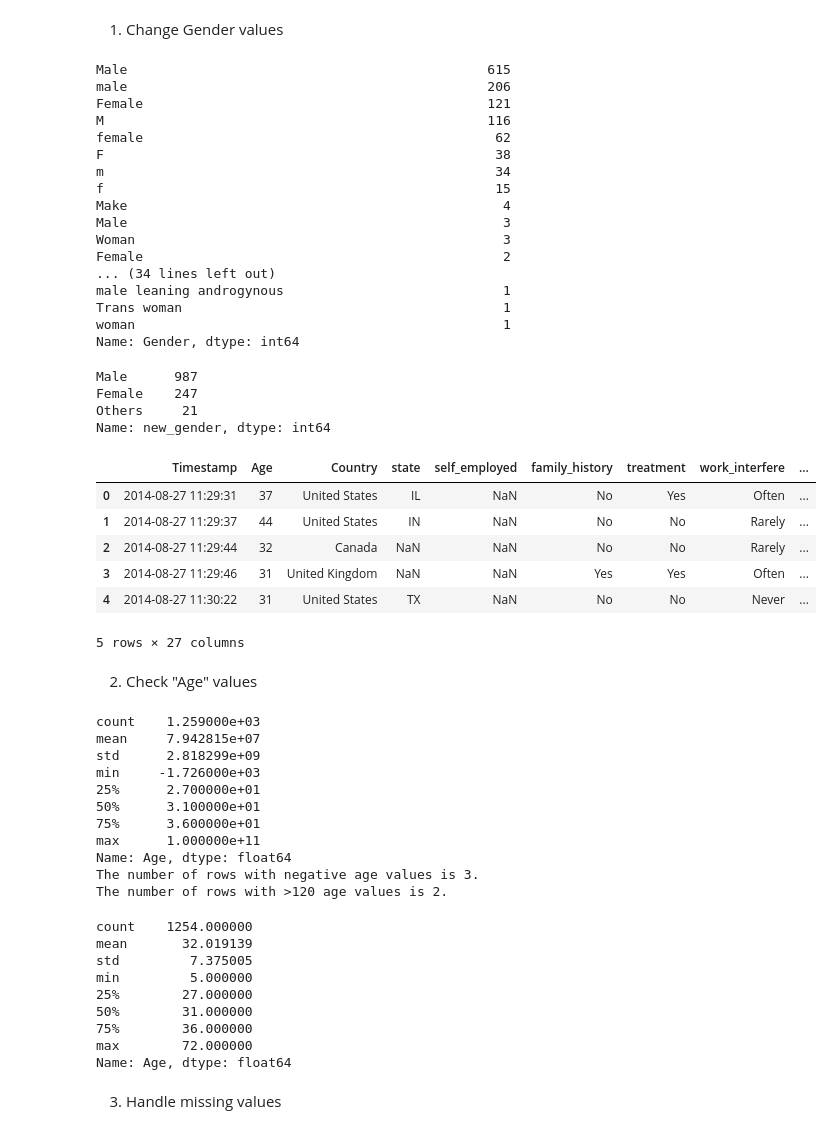
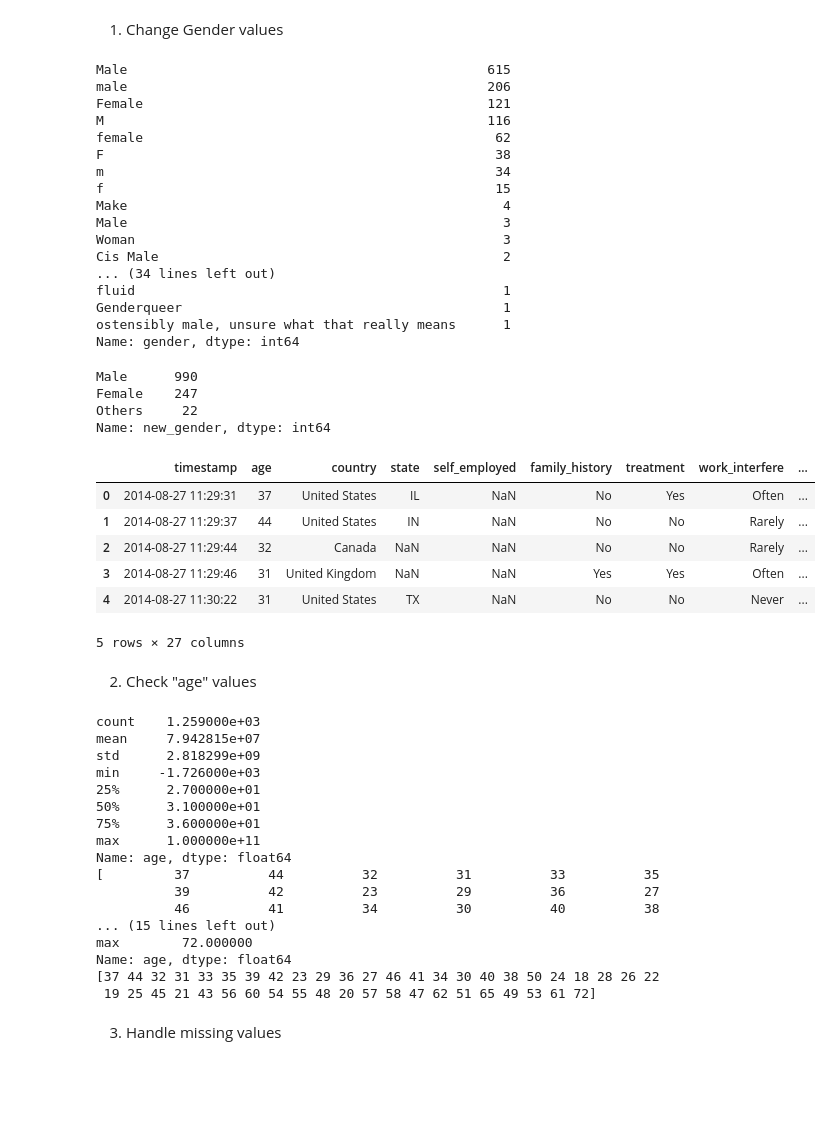
Before and after one commit to ceciliastern/ds_term_project, a Jupyter notebook: Term Project - Mental Health Dataset.ipynb, the cells around one changed output. Drawn from its saved outputs; the diff is of its cells as text; code cells hidden in the pictures; blank space fills up the shorter version.

Commit message:
handle missing values

```diff
--- a/Term Project - Mental Health Dataset.ipynb
+++ b/Term Project - Mental Health Dataset.ipynb
@@ -40,6 +40,9 @@ mental_vs_physical           object
 obs_consequence              object
 comments                     object
 dtype: object
+# %%
+# Change some column names
+mh_df.rename(columns={"Timestamp":"timestamp", "Age": "age", "Gender": "gender", "Country": "country"}, inplace=True)
 # %% [markdown]
 ## 2. Data cleaning
 # %% [markdown]
@@ -47,7 +50,7 @@ dtype: object
 # %%
 # TODO: Cleaning: Male, female string matching
 # Check Gender values
-gender = mh_df["Gender"].value_counts()
+gender = mh_df["gender"].value_counts()
 print(gender)
 # %% [output]
 Male                                              615
@@ -61,42 +64,42 @@ f                                                  15
 Make                                                4
 Male                                                3
 Woman                                               3
-Female                                              2
+Cis Male                                            2
 ... (34 lines left out)
-male leaning androgynous                            1
-Trans woman                                         1
-woman                                               1
-Name: Gender, dtype: int64
+fluid                                               1
+Genderqueer                                         1
+ostensibly male, unsure what that really means      1
+Name: gender, dtype: int64
 # %%
 # Change Gender names -> Male/Female/Others
-others = ['A little about you', 'Agender', 'All', 'Androgyne',
+others = ['A little about you', 'Agender', 'All', 'Androgyne','Enby',
           'Female (trans)', 'Genderqueer', 'Guy (-ish) ^_^','Male-ish',
           'Nah', 'Neuter', 'Trans woman', 'Trans-female','fluid',
           'male leaning androgynous','non-binary',
           'ostensibly male, unsure what that really means', 'p',
           'queer','queer/she/they', 'something kinda male?']
 female = ['Cis Female','F', 'Femake', 'Female', 'Female ',
           'Female (cis)','Woman','cis-female/femme', 'f',
           'femail', 'female','woman']
-male = ['M','Mail', 'Make', 'Mal', 'Male', 'Male ', 'Male (CIS)',
+male = ['Cis Male','Cis Man','M','Mail', 'Make', 'Mal', 'Male', 'Male ', 'Male (CIS)',
        'Malr', 'Man','cis male','m','maile', 'male','msle']
 
 # Replace gender values with Male/Female/Others
-mh_df.loc[mh_df["Gender"].isin(others)==True, "new_gender"] = "Others"
-mh_df.loc[mh_df["Gender"].isin(female)==True, "new_gender"] = "Female"
-mh_df.loc[mh_df["Gender"].isin(male)==True, "new_gender"] = "Male"
+mh_df.loc[mh_df["gender"].isin(others)==True, "new_gender"] = "Others"
+mh_df.loc[mh_df["gender"].isin(female)==True, "new_gender"] = "Female"
+mh_df.loc[mh_df["gender"].isin(male)==True, "new_gender"] = "Male"
 
 print(mh_df["new_gender"].value_counts())
 
-# Drop the original"Gender" row
-mh_df = mh_df.drop("Gender", axis=1)
+# Drop the original"gender" row
+mh_df = mh_df.drop("gender", axis=1)
 mh_df.head()
 # %% [output]
-Male      987
+Male      990
 Female    247
-Others     21
+Others     22
 Name: new_gender, dtype: int64
-|  | Timestamp | Age | Country | state | self_employed | family_history | treatment | work_interfere | ... |
+|  | timestamp | age | country | state | self_employed | family_history | treatment | work_interfere | ... |
 | 0 | 2014-08-27 11:29:31 | 37 | United States | IL | NaN | No | Yes | Often | ... |
 | 1 | 2014-08-27 11:29:37 | 44 | United States | IN | NaN | No | No | Rarely | ... |
 | 2 | 2014-08-27 11:29:44 | 32 | Canada | NaN | NaN | No | No | Rarely | ... |
@@ -104,21 +107,24 @@ Name: new_gender, dtype: int64
 | 4 | 2014-08-27 11:30:22 | 31 | United States | TX | NaN | No | No | Never | ... |
 5 rows × 27 columns
 # %% [markdown]
-2) Check "Age" values
+2) Check "age" values
 # %%
-print(mh_df["Age"].describe())
+print(mh_df["age"].describe())
+print(mh_df["age"].unique())
 
-# Check the number of rows with negative age values
-num_negative_ages = (mh_df["Age"]<0).sum()
-print(f"The number of rows with negative age values is {num_negative_ages}.")
+# Check the number of rows with negative or too small age values
+num_negative_ages = (mh_df["age"]<12).sum()
+print(f"The number of rows with negative or too small age values is {num_negative_ages}.")
 
 # Check the number of rows with >120 age values
-num_over_ages = (mh_df["Age"]>120).sum()
+num_over_ages = (mh_df["age"]>120).sum()
 print(f"The number of rows with >120 age values is {num_over_ages}.")
 
 # Drop the rows with negative or >120 age values
-mh_df = mh_df[(mh_df["Age"] >= 0)&(mh_df["Age"]<=120)]
-mh_df["Age"].describe()
+mh_df = mh_df[(mh_df["age"] >= 12)&(mh_df["age"]<=120)]
+print(mh_df["age"].describe())
+print(mh_df["age"].unique())
+# -> The age values range from 18 to 72
 # %% [output]
 count    1.259000e+03
 mean     7.942815e+07
@@ -128,18 +134,15 @@ min     -1.726000e+03
 50%      3.100000e+01
 75%      3.600000e+01
 max      1.000000e+11
-Name: Age, dtype: float64
-The number of rows with negative age values is 3.
-The number of rows with >120 age values is 2.
+Name: age, dtype: float64
+[         37          44          32          31          33          35
+          39          42          23          29          36          27
+          46          41          34          30          40          38
+... (15 lines left out)
+max        72.000000
+Name: age, dtype: float64
+[37 44 32 31 33 35 39 42 23 29 36 27 46 41 34 30 40 38 50 24 18 28 26 22
+ 19 25 45 21 43 56 60 54 55 48 20 57 58 47 62 51 65 49 53 61 72]
-count    1254.000000
-mean       32.019139
-std         7.375005
-min         5.000000
-25%        27.000000
-50%        31.000000
-75%        36.000000
-max        72.000000
-Name: Age, dtype: float64
 # %% [markdown]
 3) Handle missing values
 # %%
```
Also changed, not shown: parts of 7 cells of this notebook.
